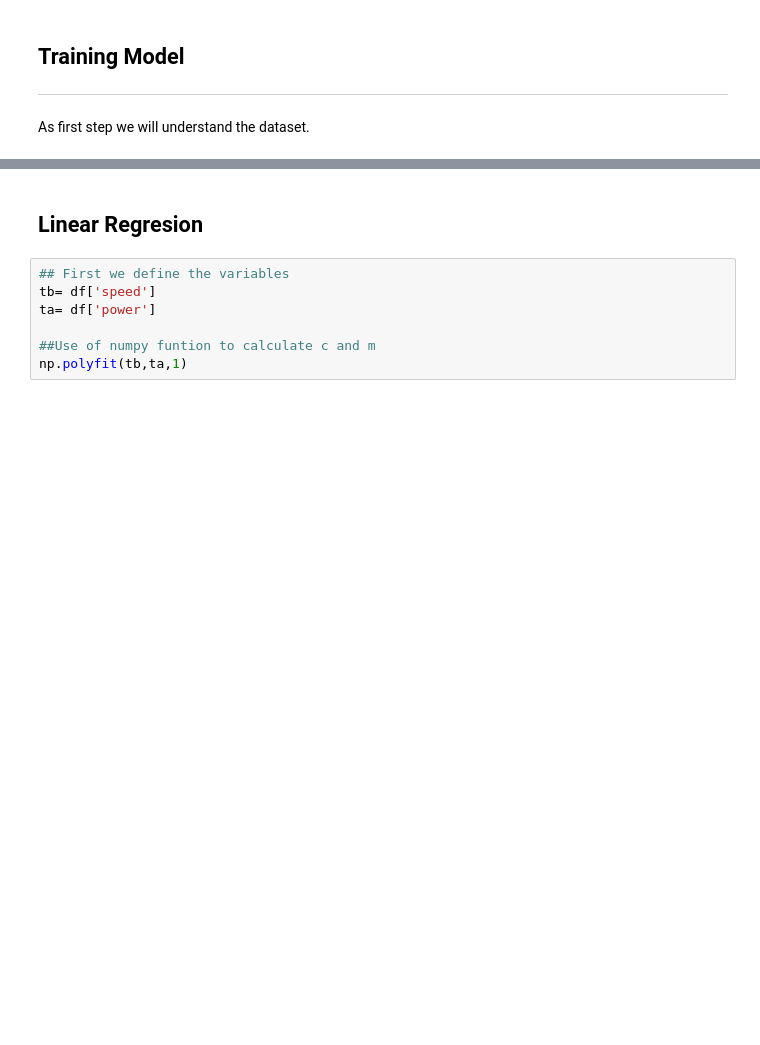
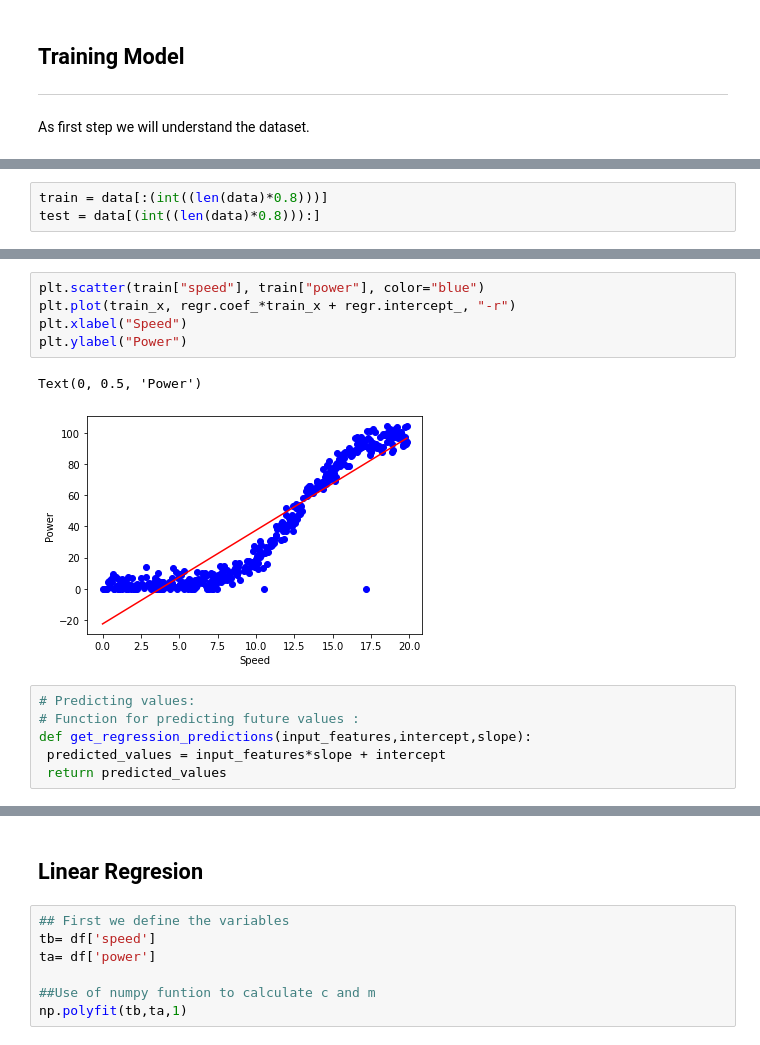
Before and after one commit to Katylub/MLProject, a Jupyter notebook: train-model.ipynb, the cells around one changed output, grey strips where cells are left out. Saved outputs shown, nothing was run; the diff lists cells and outputs as text; blank space fills up the shorter version.

```diff
--- a/train-model.ipynb
+++ b/train-model.ipynb
@@ -29,0 +101,3 @@ print (df.shape)
+# %%
+train = data[:(int((len(data)*0.8)))]
+test = data[(int((len(data)*0.8))):]
@@ -29,0 +120,14 @@ print (df.shape)
+# %%
+plt.scatter(train["speed"], train["power"], color="blue")
+plt.plot(train_x, regr.coef_*train_x + regr.intercept_, "-r")
+plt.xlabel("Speed")
+plt.ylabel("Power")
+# %% [output]
+Text(0, 0.5, 'Power')
+[figure, added]
+# %%
+# Predicting values:
+# Function for predicting future values :
+def get_regression_predictions(input_features,intercept,slope):
+ predicted_values = input_features*slope + intercept
+ return predicted_values
```
Also changed, not shown: parts of 27 cells of this notebook.
